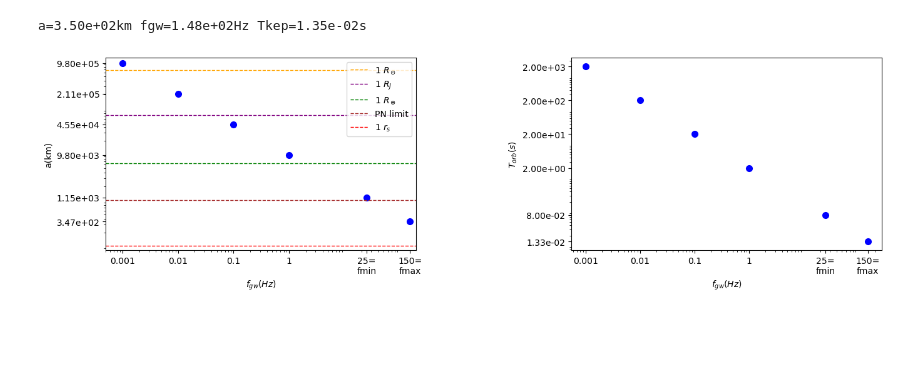
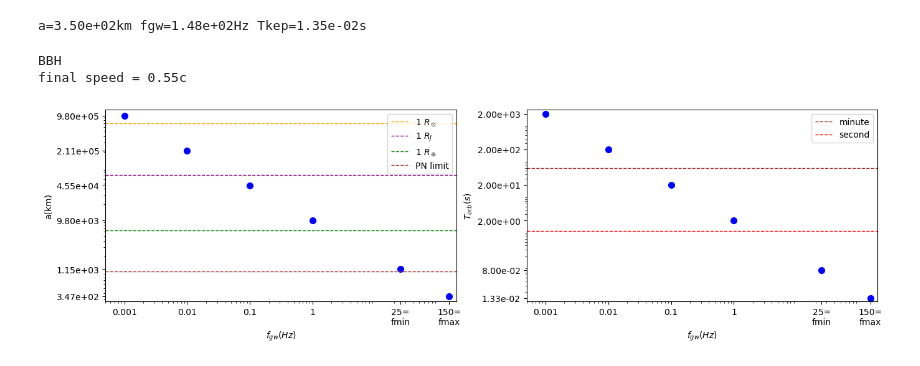
Before and after one commit to doyeul/GW, a Jupyter notebook: GWSystem.ipynb, the cells around one changed output. Saved outputs shown, nothing was run; the diff lists cells and outputs as text; code cells hidden in the pictures; blank space fills up the shorter version.

```diff
--- a/GWSystem.ipynb
+++ b/GWSystem.ipynb
@@ -116,6 +118,7 @@ m2=35.0
 fmin=25.0
 fmax=150.
 #physical constant
+c=2.99792458e8 #speed of light in mks unit system
 R0_km = 6.95508e+5 # 태양 반지름
 rs_km=2.95*m1   #m1>=m2 convention schwarzschild radius
 PN_limit=10*rs_km  #PN 근사가능한 경계
@@ -124,8 +127,16 @@ RJ_km=71500  #목성반지름
 second=1  #
 minute=60
 hour=3600
-solar day=86400
+solar_day=86400
 Sidear_year=3.15581450e7
+#determine the compact binary system
+if m1>=3 and m2>=3 :
+    print('BBH')
+elif m1>=3 and m2 <3:
+    print('BHNS')
+else:
+    print('NSNS')
+
 
 #fill the list to plot, using GWSystem class
 flist=[0.001,0.01,0.1,1,fmin,fmax]
@@ -138,7 +149,7 @@ for i in flist:
     s=GWSystem(f=i)
     Tlist.append(s.T)
 #make list for x,y ticks' labels
-fticks=[0.001,0.01,0.1,1,25,150]
+fticks=[0.001,0.01,0.1,1,fmin,fmax]
 aticks=[]
 Tticks=[]
 for i in fticks:
@@ -150,7 +161,7 @@ for i in fticks:
 plt.rc('text', usetex=False) # matplotlib 내장 latex이용.
 fig=plt.figure(figsize=(16,4)) #가로,세로 크기.
  #pad 크기 키워서 subplot 띄워놓기.(tight는 auto로 어느정도 맞춰주는기능)
-plt.subplots_adjust(wspace=0.5) #가로간격 띄우기
+plt.subplots_adjust(wspace=0.2) #가로간격 띄우기
 #make subplot1 : a-f
 ax1=fig.add_subplot(121)
 ax1.plot(flist,alist,linestyle='None',marker='o',markersize=7,c='b')
@@ -159,46 +170,68 @@ ax1.set_yscale('log')
 ax1.set_xlabel(r'$f_{gw}(Hz)$')
 ax1.set_ylabel('a(km)')
 ax1.set_xlim(0.0005,max(fticks)*1.3)
-ax1.set_ylim(rs_km*0.8,max(aticks)*1.3)
+ax1.set_ylim(min(aticks)*0.8,max(aticks)*1.3)
+a_lowerlim,a_upperlim = ax1.get_ylim()
 #subplot1's x,y축 tick 라벨 생성
 ax1.set_xticks(fticks)
-xtick_labels=['0.001','0.01','0.1','1','25=\nfmin','150=\nfmax']
+xtick_labels=['0.001','0.01','0.1','1','{:.0f}=\nfmin'.format(fmin),'{:.0f}=\nfmax'.format(fmax)]
 ax1.set_xticklabels(xtick_labels,fontsize=10)
 ax1.set_yticks(aticks)
 ytick_labels=['{:.2e}'.format(k) for k in aticks]
 ax1.set_yticklabels(ytick_labels,fontsize=10)
 ax1.grid(False) #자동 그리드 = 라벨에 다 붙음. 끄기
 #subplot1's 수평참조선
-ax1.axhline(y=R0_km, color='orange', linestyle='--', linewidth=1, label='1 $R_\\odot$')  #수평 참조선
-ax1.axhline(y=RJ_km, color='purple', linestyle='--', linewidth=1, label='1 $R_J$')
-ax1.axhline(y=Rearth_km, color='green', linestyle='--', linewidth=1, label=r'1 $R_\oplus$')
-ax1.axhline(y=PN_limit, color='brown', linestyle='--', linewidth=1, label=r'PN limit')
-ax1.axhline(y=rs_km, color='red', linestyle='--', linewidth=1, label='1 $r_s$')
-
-
+if R0_km>=a_lowerlim and R0_km<=a_upperlim:
+    ax1.axhline(y=R0_km, color='orange', linestyle='--', linewidth=1, label='1 $R_\\odot$')
+if RJ_km>=a_lowerlim and RJ_km<=a_upperlim:
+    ax1.axhline(y=RJ_km, color='purple', linestyle='--', linewidth=1, label='1 $R_J$')
+if Rearth_km >= a_lowerlim and Rearth_km <= a_upperlim:
+    ax1.axhline(y=Rearth_km, color='green', linestyle='--', linewidth=1, label=r'1 $R_\oplus$')
+if PN_limit >= a_lowerlim and PN_limit <= a_upperlim:
+    ax1.axhline(y=PN_limit, color='brown', linestyle='--', linewidth=1, label=r'PN limit')
+if rs_km >= a_lowerlim and rs_km <= a_upperlim:
+    ax1.axhline(y=rs_km, color='red', linestyle='--', linewidth=1, label='1 $r_s$')
 
 # 범례 추가
 ax1.legend(loc='upper right')  #label 이 지정된 데이터요소 띄워줌.
 
 #make subplot : T-f
 ax2=fig.add_subplot(122)
 ax2.plot(flist,Tlist,linestyle='None',marker='o',markersize=7,c='b')
 ax2.set_xlabel(r'$f_{gw}(Hz)$')
 ax2.set_ylabel(r'$T_{orb}(s)$')
 ax2.set_xscale('log')
 ax2.set_yscale('log')
+ax2.set_xlim(0.0005,max(fticks)*1.3)
+ax2.set_ylim(min(Tticks)*0.8,max(Tticks)*1.3)
+T_lowerlim,T_upperlim=ax2.get_ylim()
 #subplot2's 라벨 생성
 ax2.set_xticks(fticks)
-xtick_labels=['0.001','0.01','0.1','1','25=\nfmin','150=\nfmax']
+xtick_labels=['0.001','0.01','0.1','1','{:.0f}=\nfmin'.format(fmin),'{:.0f}=\nfmax'.format(fmax)]
 ax2.set_xticklabels(xtick_labels,fontsize=10)
 ax2.set_yticks(Tticks)
 ytick_labels=['{:.2e}'.format(k) for k in Tticks]
 ax2.set_yticklabels(ytick_labels,fontsize=10)
 ax2.grid(False)   #자동 그리드 = 라벨에 다 붙음. 끄기
+#subplot2's 수평참조선
+if Sidear_year >= T_lowerlim and Sidear_year <= T_upperlim:
+    ax2.axhline(y=Sidear_year, color='orange', linestyle='--', linewidth=1, label='Sidear year')
+if solar_day >= T_lowerlim and solar_day <= T_upperlim:
+    ax2.axhline(y=solar_day, color='purple', linestyle='--', linewidth=1, label='solar day')
+if hour >= T_lowerlim and hour <= T_upperlim:
+    ax2.axhline(y=hour, color='green', linestyle='--', linewidth=1, label='hour')
+if minute >= T_lowerlim and minute <= T_upperlim:
+    ax2.axhline(y=minute, color='brown', linestyle='--', linewidth=1, label='minute')
+if second >= T_lowerlim and second <= T_upperlim:
+    ax2.axhline(y=second, color='red', linestyle='--', linewidth=1, label='second')
 
-
-
+# 범례 추가
+ax2.legend(loc='upper right')  #label 이 지정된 데이터요소 띄워줌.
+#final speed
+print("final speed = {:.2f}c".format(2*np.pi*min(aticks)*1000/min(Tticks)/c))
 
 plt.show()
 # %% [output]
+BBH
+final speed = 0.55c
-[figure, old version]
+[figure, new version]
```
Also changed, not shown: parts of 4 cells of this notebook.
